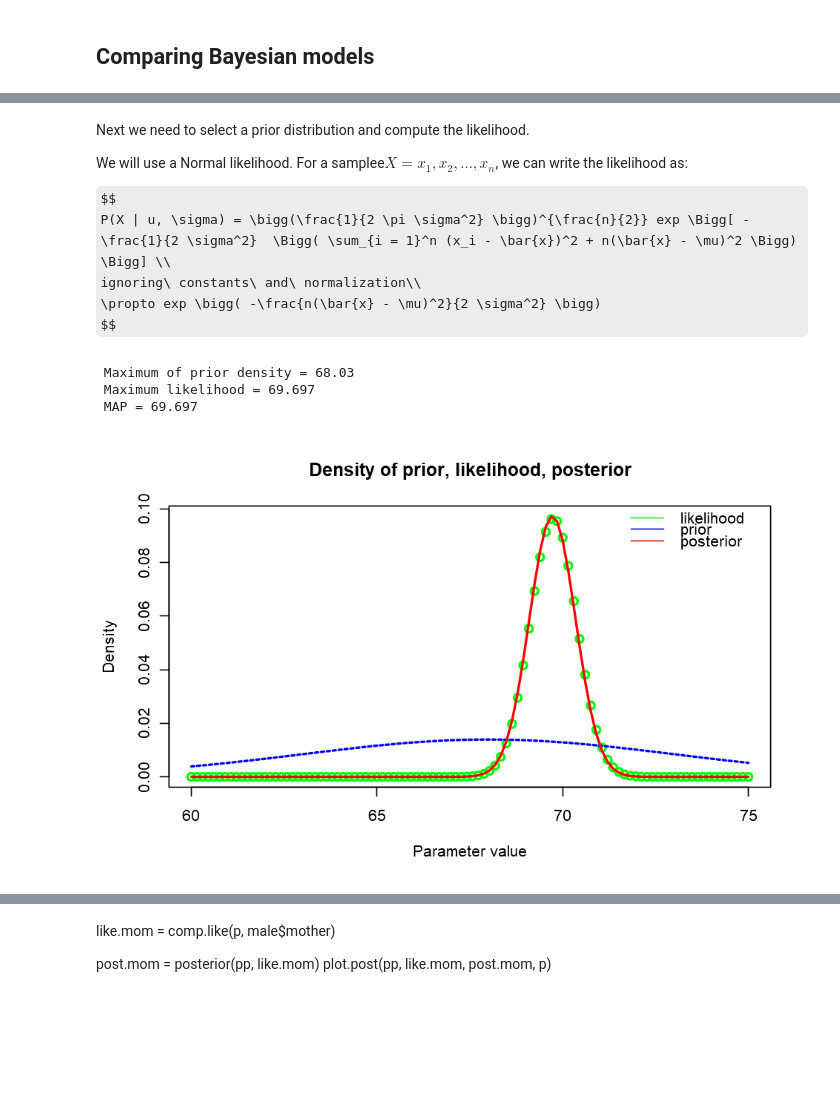
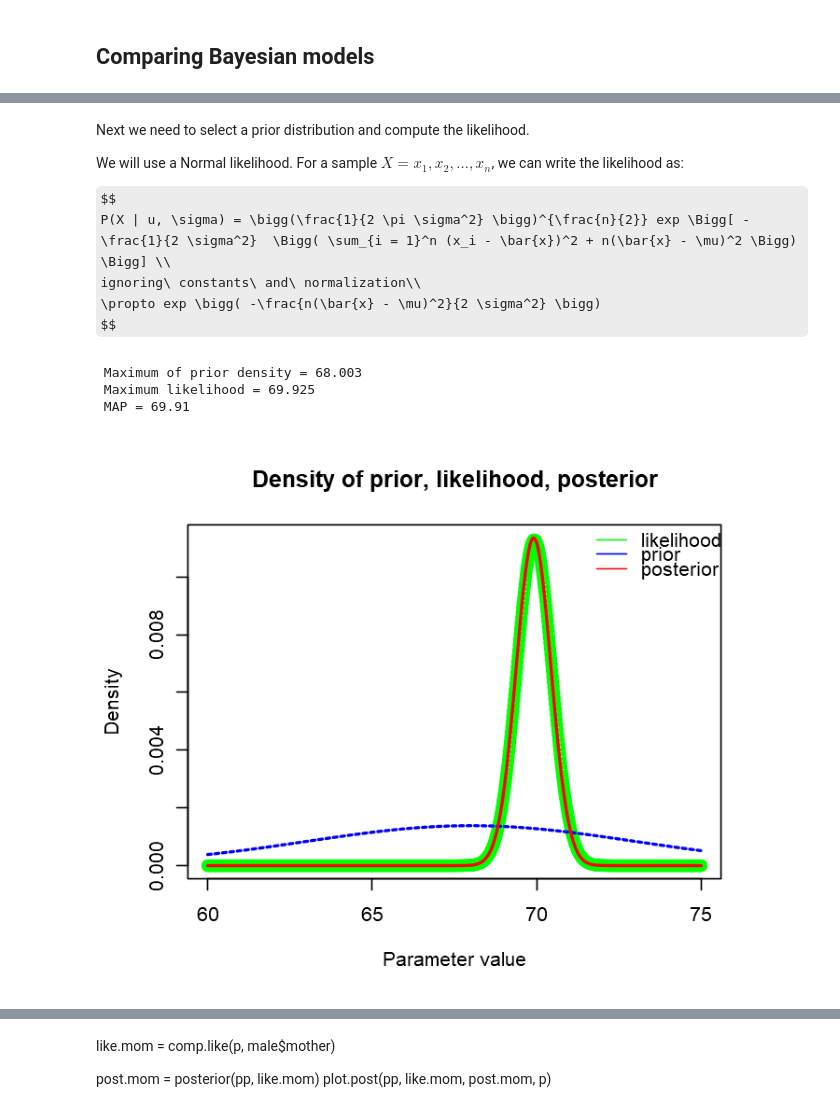
Before and after one commit to StephenElston/DataScience350, a Jupyter notebook: Lecture5/IntroductionToBayes.ipynb, the cells around one changed output, grey strips where cells are left out. Cells and saved outputs as stored; diff of their text form; code cells hidden in the pictures; some formulas as TeX source; blank space fills up the shorter version.

```diff
--- a/Lecture5/IntroductionToBayes.ipynb
+++ b/Lecture5/IntroductionToBayes.ipynb
@@ -529,7 +553,7 @@ Mean of heights = 68
 # %% [markdown]
 Next we need to select a prior distribution and compute the likelihood.
 
-We will use a Normal likelihood. For a samplee$X = {x_1, x_2, \ldots, x_n}$, we can write the likelihood as:
+We will use a Normal likelihood. For a sample $X = {x_1, x_2, \ldots, x_n}$, we can write the likelihood as:
 
 $$
 P(X | u, \sigma) = \bigg(\frac{1}{2 \pi \sigma^2} \bigg)^{\frac{n}{2}} exp \Bigg[ -\frac{1}{2 \sigma^2}  \Bigg( \sum_{i = 1}^n (x_i - \bar{x})^2 + n(\bar{x} - \mu)^2 \Bigg) \Bigg] \\
@@ -537,33 +561,33 @@ ignoring\ constants\ and\ normalization\\
 \propto exp \bigg( -\frac{n(\bar{x} - \mu)^2}{2 \sigma^2} \bigg)
 $$
 # %%
-N = 100
+N = 1000
 p = seq(60.0, 75, length = N)
 
 male$childHeight = sort(male$childHeight, decreasing = FALSE)
 pp = dnorm(p, mean = meanHeight, sd = 5) ## start with a fairly broad prior
 pp = pp / sum(pp)
 
 comp.like = function(p, x){
     l = rep(0, length = length(p))
     sigmaSqr = sd(x)^2
     xBar = mean(x)
     n = length(x)
 #    l = sapply(p, function(u) dnorm(u, mean = xBar, sd = sigmaSqr))
     l = sapply(p, function(u) exp(- n* (xBar - u)^2 / (2 * sigmaSqr)))
     l / sum(l) # Normalize and return
 }
 
 
 like.son = comp.like(p, male$childHeight)
 
 post.son = posterior(pp, like.son)
 plot.post(pp, like.son, post.son, p)
 # %% [output]
- Maximum of prior density = 68.03
- Maximum likelihood = 69.697
- MAP = 69.697
+ Maximum of prior density = 68.003
+ Maximum likelihood = 69.925
+ MAP = 69.91
-[figure, old version]
+[figure, new version]
 # %%
 like.mom = comp.like(p, male$mother)
 
```
Also changed, not shown: parts of 19 cells of this notebook.
